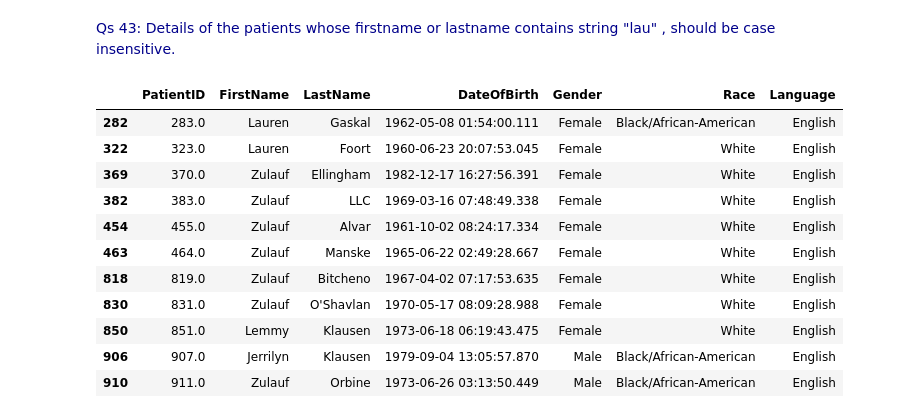
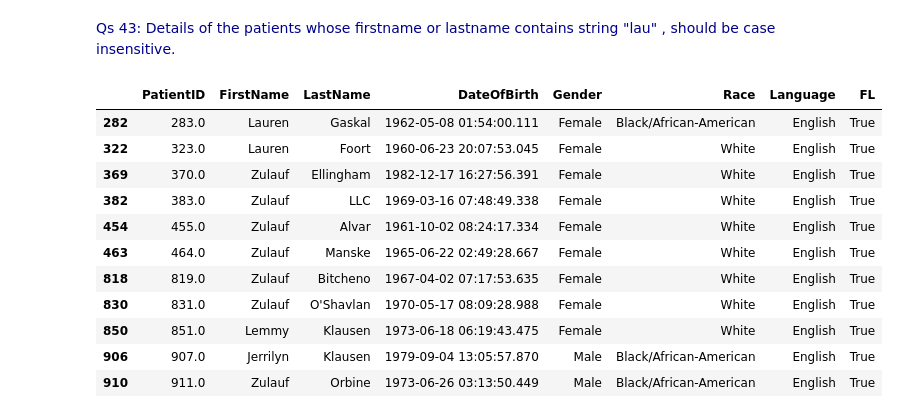
Before and after one commit to ManishaRao06/Python-Hackathon-Winners-Team-Data-Pyrates, a Jupyter notebook: Manisha Q41-60.ipynb, the cells around one changed output. Saved outputs shown, nothing was run; the diff lists cells and outputs as text; code cells hidden in the pictures.

```diff
--- a/Manisha Q41-60.ipynb
+++ b/Manisha Q41-60.ipynb
@@ -70,21 +69,18 @@ final_count
 # %% [markdown]
 <span style="color:#00008B;"> Qs 43: Details of the patients whose firstname or lastname contains string "lau" , should be case insensitive. </span>
-# %%
-df_PA_fnln= df_PA.copy()
-
-df_PA_fnln['mask'] = (df_PA_fnln['FirstName'].str.contains('lau'))|(df_PA_fnln['LastName'].str.contains('lau'))|(df_PA_fnln['FirstName'].str.contains('Lau'))|(df_PA_fnln['LastName'].str.contains('Lau'))
-name_str_lau = df_PA_fnln[df_PA_fnln['mask']==True]
-name_str_lau.drop(columns=['mask'])
-# %% [output]
-|  | PatientID | FirstName | LastName | DateOfBirth | Gender | Race | Language |
-| 282 | 283.0 | Lauren | Gaskal | 1962-05-08 01:54:00.111 | Female | Black/African-American | English |
-| 322 | 323.0 | Lauren | Foort | 1960-06-23 20:07:53.045 | Female | White | English |
-| 369 | 370.0 | Zulauf | Ellingham | 1982-12-17 16:27:56.391 | Female | White | English |
-| 382 | 383.0 | Zulauf | LLC | 1969-03-16 07:48:49.338 | Female | White | English |
-| 454 | 455.0 | Zulauf | Alvar | 1961-10-02 08:24:17.334 | Female | White | English |
-| 463 | 464.0 | Zulauf | Manske | 1965-06-22 02:49:28.667 | Female | White | English |
-| 818 | 819.0 | Zulauf | Bitcheno | 1967-04-02 07:17:53.635 | Female | White | English |
-| 830 | 831.0 | Zulauf | O'Shavlan | 1970-05-17 08:09:28.988 | Female | White | English |
-| 850 | 851.0 | Lemmy | Klausen | 1973-06-18 06:19:43.475 | Female | White | English |
-| 906 | 907.0 | Jerrilyn | Klausen | 1979-09-04 13:05:57.870 | Male | Black/African-American | English |
-| 910 | 911.0 | Zulauf | Orbine | 1973-06-26 03:13:50.449 | Male | Black/African-American | English |
+# %%
+df_PA['FL'] = df_PA['FirstName'].str.contains('lau',case=False)| df_PA['LastName'].str.contains('lau',case=False)
+(df_PA[(df_PA['FL']==True)])
+# %% [output]
+|  | PatientID | FirstName | LastName | DateOfBirth | Gender | Race | Language | FL |
+| 282 | 283.0 | Lauren | Gaskal | 1962-05-08 01:54:00.111 | Female | Black/African-American | English | True |
+| 322 | 323.0 | Lauren | Foort | 1960-06-23 20:07:53.045 | Female | White | English | True |
+| 369 | 370.0 | Zulauf | Ellingham | 1982-12-17 16:27:56.391 | Female | White | English | True |
+| 382 | 383.0 | Zulauf | LLC | 1969-03-16 07:48:49.338 | Female | White | English | True |
+| 454 | 455.0 | Zulauf | Alvar | 1961-10-02 08:24:17.334 | Female | White | English | True |
+| 463 | 464.0 | Zulauf | Manske | 1965-06-22 02:49:28.667 | Female | White | English | True |
+| 818 | 819.0 | Zulauf | Bitcheno | 1967-04-02 07:17:53.635 | Female | White | English | True |
+| 830 | 831.0 | Zulauf | O'Shavlan | 1970-05-17 08:09:28.988 | Female | White | English | True |
+| 850 | 851.0 | Lemmy | Klausen | 1973-06-18 06:19:43.475 | Female | White | English | True |
+| 906 | 907.0 | Jerrilyn | Klausen | 1979-09-04 13:05:57.870 | Male | Black/African-American | English | True |
+| 910 | 911.0 | Zulauf | Orbine | 1973-06-26 03:13:50.449 | Male | Black/African-American | English | True |
```
Also changed, not shown: parts of 23 cells of this notebook.
